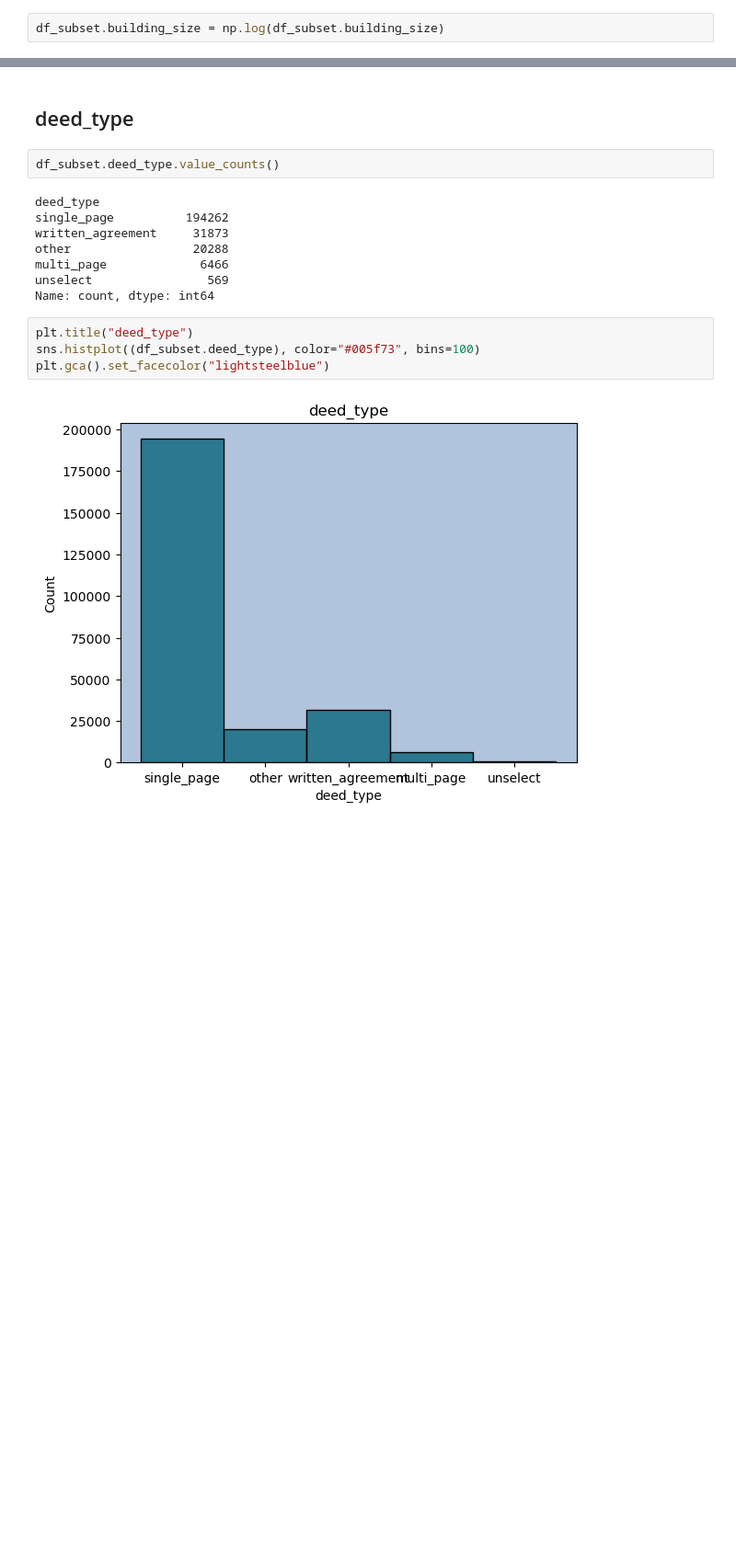
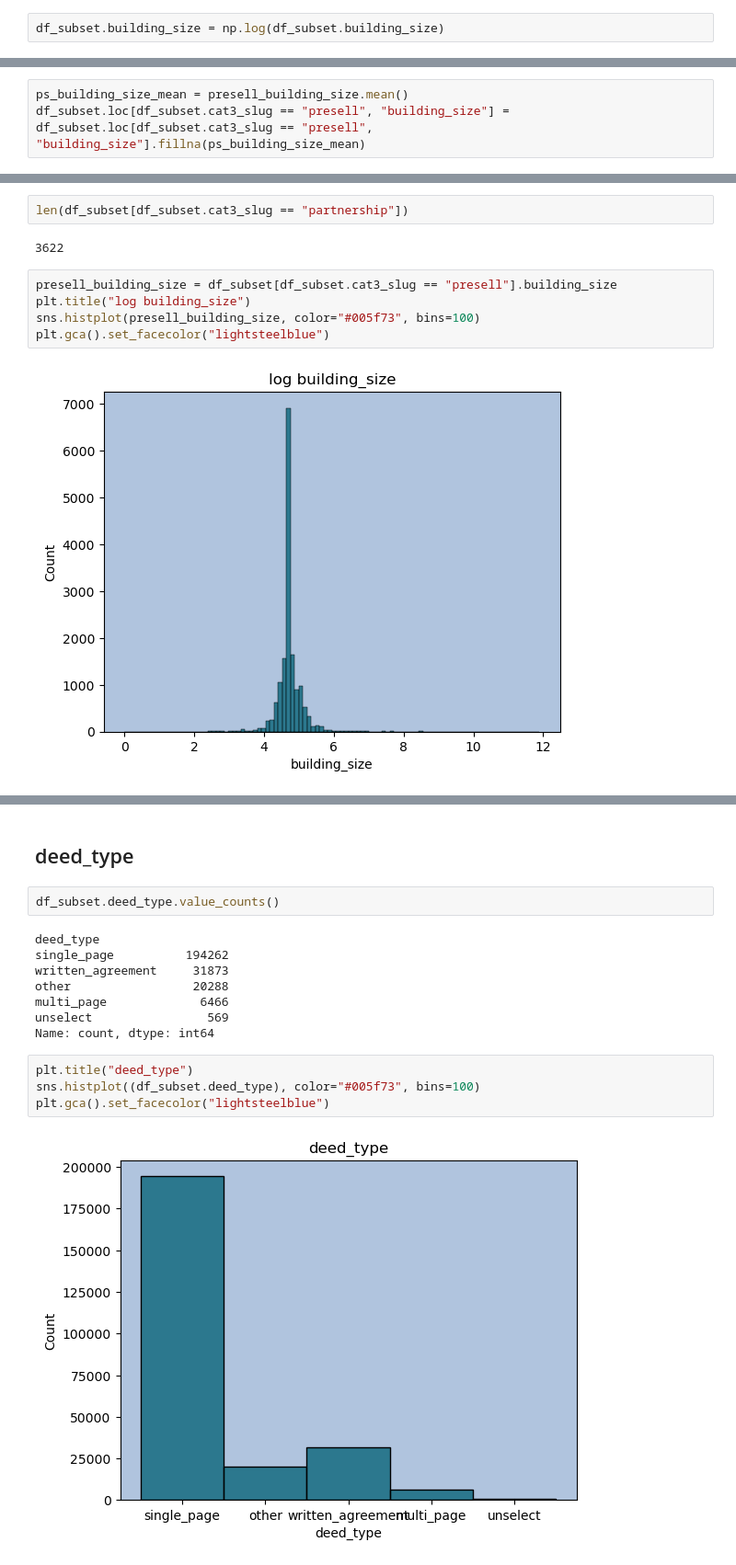
Before and after one commit to AlirezaMojtabavi/Real-estate_PricePrediction, a Jupyter notebook: notebooks/exploration/clean_columns_23_to_42.ipynb, the cells around one changed output, grey strips where cells are left out. Shown at 92% size. Saved outputs shown, nothing was run; the diff lists cells and outputs as text; blank space fills up the shorter version.

```diff
--- a/notebooks/exploration/clean_columns_23_to_42.ipynb
+++ b/notebooks/exploration/clean_columns_23_to_42.ipynb
@@ -674,0 +853,3 @@ df_subset.building_size = np.log(df_subset.building_size)
+# %%
+ps_building_size_mean = presell_building_size.mean()
+df_subset.loc[df_subset.cat3_slug == "presell", "building_size"] = df_subset.loc[df_subset.cat3_slug == "presell", "building_size"].fillna(ps_building_size_mean)
@@ -674,0 +881,11 @@ df_subset.building_size = np.log(df_subset.building_size)
+# %%
+len(df_subset[df_subset.cat3_slug == "partnership"])
+# %% [output]
+3622
+# %%
+presell_building_size = df_subset[df_subset.cat3_slug == "presell"].building_size
+plt.title("log building_size")
+sns.histplot(presell_building_size, color="#005f73", bins=100)
+plt.gca().set_facecolor("lightsteelblue")
+# %% [output]
+[figure, added]
```
Also changed, not shown: parts of 20 cells of this notebook, 1 other file.
